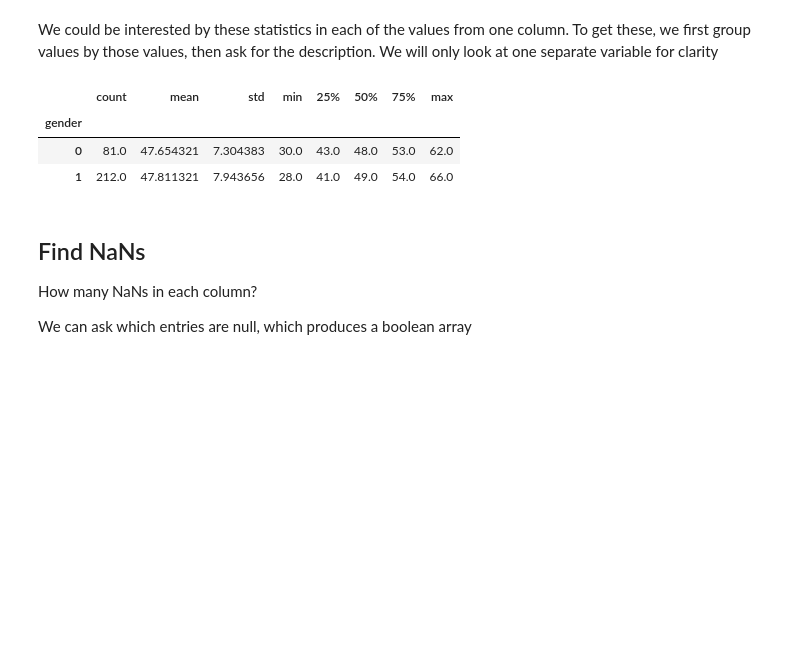
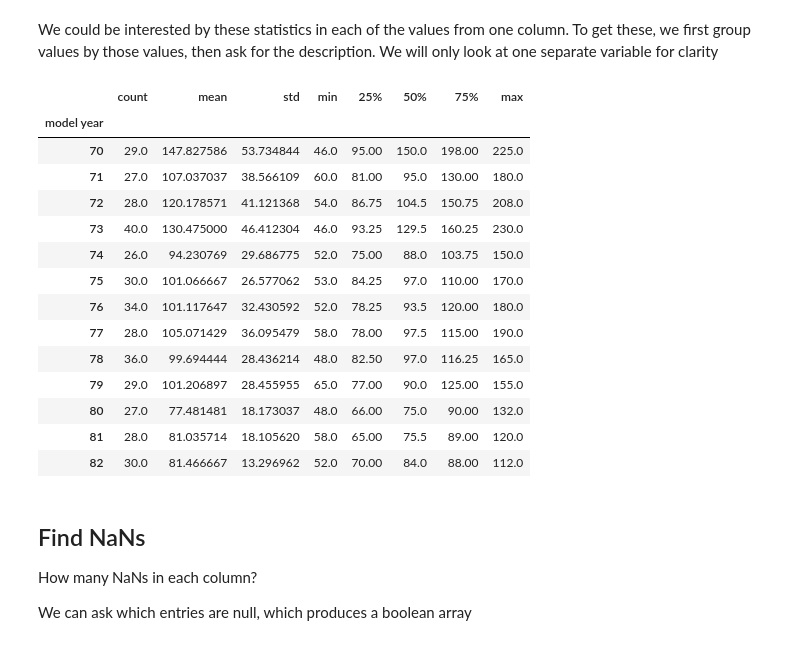
Before and after one commit to sofels/ENSF611-Lab0, a Jupyter notebook: lab0-pandas-auto_mpg.ipynb, the cells around one changed output. Drawn from its saved outputs; the diff is of its cells as text; code cells hidden in the pictures; blank space fills up the shorter version.

```diff
--- a/lab0-pandas-auto_mpg.ipynb
+++ b/lab0-pandas-auto_mpg.ipynb
@@ -131,12 +136,24 @@ data.describe() # ignores NaN
 We could be interested by these statistics in each of the values from one column. To get these, we first group values by those values, then ask for the description. We will only look at one separate variable for clarity
 # %%
 # Replace variables to correspond to auto-mpg dataset
-data.groupby(by='gender').describe().age
+#to view the the statistics of the horsepower grouped by the model year of the automobile
+data.groupby(by='model year').describe().horsepower
 # %% [output]
 |  | count | mean | std | min | 25% | 50% | 75% | max |
-| gender |  |  |  |  |  |  |  |  |
-| 0 | 81.0 | 47.654321 | 7.304383 | 30.0 | 43.0 | 48.0 | 53.0 | 62.0 |
-| 1 | 212.0 | 47.811321 | 7.943656 | 28.0 | 41.0 | 49.0 | 54.0 | 66.0 |
+| model year |  |  |  |  |  |  |  |  |
+| 70 | 29.0 | 147.827586 | 53.734844 | 46.0 | 95.00 | 150.0 | 198.00 | 225.0 |
+| 71 | 27.0 | 107.037037 | 38.566109 | 60.0 | 81.00 | 95.0 | 130.00 | 180.0 |
+| 72 | 28.0 | 120.178571 | 41.121368 | 54.0 | 86.75 | 104.5 | 150.75 | 208.0 |
+| 73 | 40.0 | 130.475000 | 46.412304 | 46.0 | 93.25 | 129.5 | 160.25 | 230.0 |
+| 74 | 26.0 | 94.230769 | 29.686775 | 52.0 | 75.00 | 88.0 | 103.75 | 150.0 |
+| 75 | 30.0 | 101.066667 | 26.577062 | 53.0 | 84.25 | 97.0 | 110.00 | 170.0 |
+| 76 | 34.0 | 101.117647 | 32.430592 | 52.0 | 78.25 | 93.5 | 120.00 | 180.0 |
+| 77 | 28.0 | 105.071429 | 36.095479 | 58.0 | 78.00 | 97.5 | 115.00 | 190.0 |
+| 78 | 36.0 | 99.694444 | 28.436214 | 48.0 | 82.50 | 97.0 | 116.25 | 165.0 |
+| 79 | 29.0 | 101.206897 | 28.455955 | 65.0 | 77.00 | 90.0 | 125.00 | 155.0 |
+| 80 | 27.0 | 77.481481 | 18.173037 | 48.0 | 66.00 | 75.0 | 90.00 | 132.0 |
+| 81 | 28.0 | 81.035714 | 18.105620 | 58.0 | 65.00 | 75.5 | 89.00 | 120.0 |
+| 82 | 30.0 | 81.466667 | 13.296962 | 52.0 | 70.00 | 84.0 | 88.00 | 112.0 |
 # %% [markdown]
 ## Find NaNs
 How many NaNs in each column?
```
Also changed, not shown: parts of 8 cells of this notebook.
